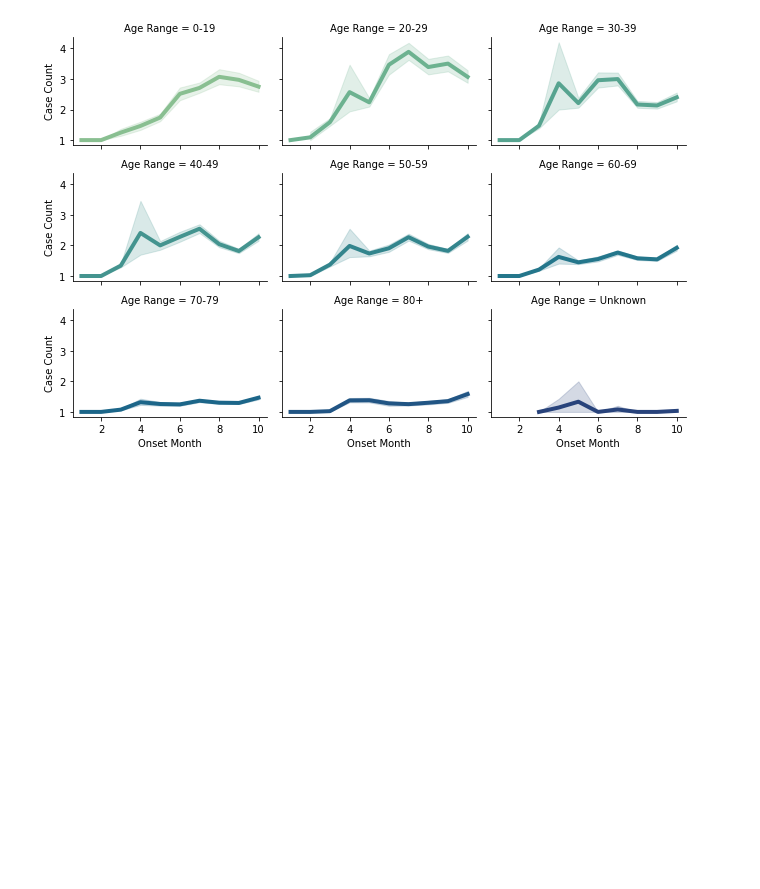
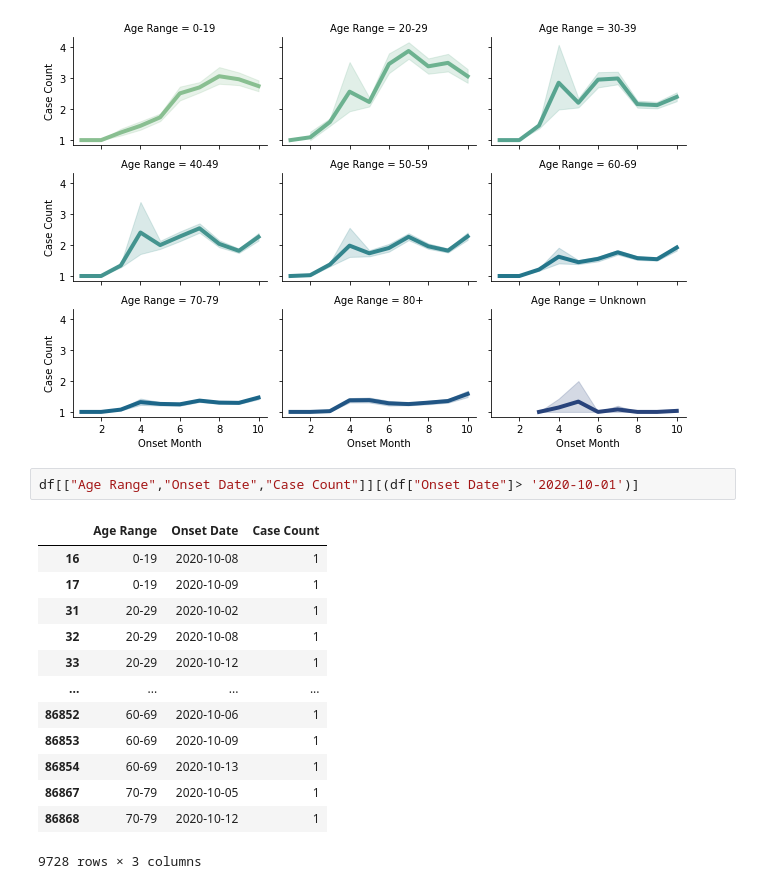
Before and after one commit to VagishVela/Ohio-COVID-19-Analysis, a Jupyter notebook: Ohio COVID-19 Analysis.ipynb, the cells around one changed output. Saved outputs shown, nothing was run; the diff lists cells and outputs as text; blank space fills up the shorter version.

```diff
--- a/Ohio COVID-19 Analysis.ipynb
+++ b/Ohio COVID-19 Analysis.ipynb
@@ -59,3 +59,19 @@ g = sns.relplot(
 )
 # %% [output]
 [figure]
+# %%
+df[["Age Range","Onset Date","Case Count"]][(df["Onset Date"]> '2020-10-01')]
+# %% [output]
+|  | Age Range | Onset Date | Case Count |
+| 16 | 0-19 | 2020-10-08 | 1 |
+| 17 | 0-19 | 2020-10-09 | 1 |
+| 31 | 20-29 | 2020-10-02 | 1 |
+| 32 | 20-29 | 2020-10-08 | 1 |
+| 33 | 20-29 | 2020-10-12 | 1 |
+| ... | ... | ... | ... |
+| 86852 | 60-69 | 2020-10-06 | 1 |
+| 86853 | 60-69 | 2020-10-09 | 1 |
+| 86854 | 60-69 | 2020-10-13 | 1 |
+| 86867 | 70-79 | 2020-10-05 | 1 |
+| 86868 | 70-79 | 2020-10-12 | 1 |
+9728 rows × 3 columns
```
Also changed, not shown: parts of 2 cells of this notebook.
